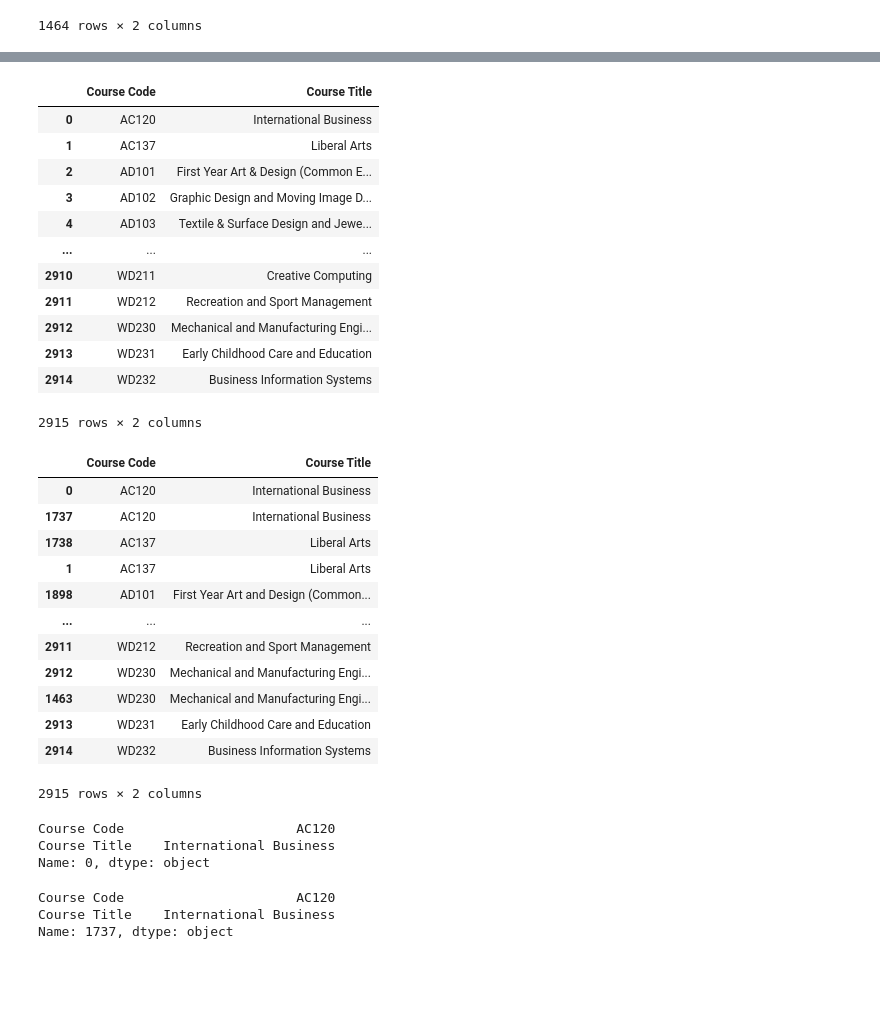
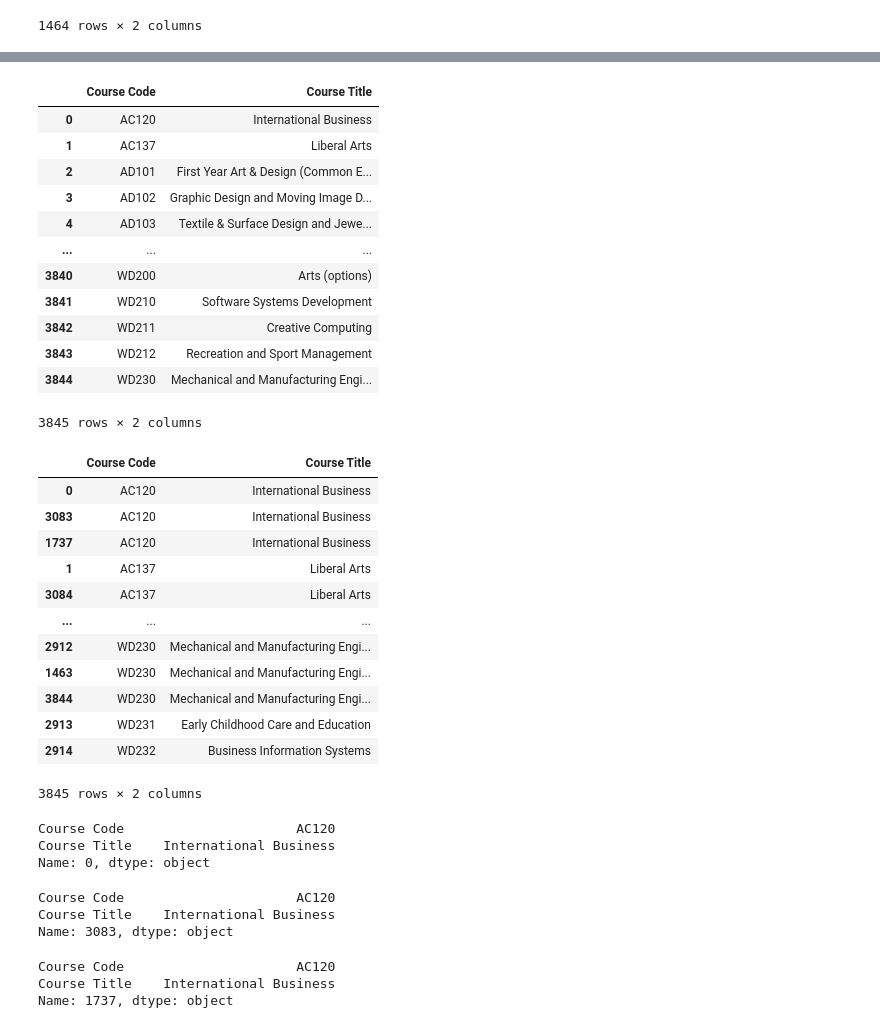
Before and after one commit to Cossie01/Fundamentals-of-Data-Analysis-Assessment, a Jupyter notebook: cao.ipynb, the cells around one changed output, grey strips where cells are left out. Saved outputs shown, nothing was run; the diff lists cells and outputs as text; code cells hidden in the pictures; blank space fills up the shorter version.

```diff
--- a/cao.ipynb
+++ b/cao.ipynb
@@ -469,3 +500,7 @@ Courses2020
 | 1462 | WD212 | Recreation and Sport Management |
 | 1463 | WD230 | Mechanical and Manufacturing Engi... |
 1464 rows × 2 columns
+# %%
+Courses2019 =df2019[['Course Code', 'COURSE']] #creating a new 2019 df with only two columms
+Courses2019.columns = ['Course Code', 'Course Title'] #renaming the columns which will help merge the dfs
+Courses2019
@@ -472,42 +521,48 @@ Courses2020
 # %%
-allcourses = pd.concat([ Courses2020,Courses2021], ignore_index=True) #concatating both df together
+allcourses = pd.concat([ Courses2020,Courses2021, Courses2019], ignore_index=True) #concatating both df together
 allcourses
 # %% [output]
 |  | Course Code | Course Title |
 | 0 | AC120 | International Business |
 | 1 | AC137 | Liberal Arts |
 | 2 | AD101 | First Year Art & Design (Common E... |
 | 3 | AD102 | Graphic Design and Moving Image D... |
 | 4 | AD103 | Textile & Surface Design and Jewe... |
 | ... | ... | ... |
-| 2910 | WD211 | Creative Computing |
-| 2911 | WD212 | Recreation and Sport Management |
-| 2912 | WD230 | Mechanical and Manufacturing Engi... |
-| 2913 | WD231 | Early Childhood Care and Education |
-| 2914 | WD232 | Business Information Systems |
+| 3840 | WD200 | Arts (options) |
+| 3841 | WD210 | Software Systems Development |
+| 3842 | WD211 | Creative Computing |
+| 3843 | WD212 | Recreation and Sport Management |
+| 3844 | WD230 | Mechanical and Manufacturing Engi... |
-2915 rows × 2 columns
+3845 rows × 2 columns
 # %%
 allcourses.sort_values('Course Code') #looking at the duplicated values bY Course Code
 # %% [output]
 |  | Course Code | Course Title |
 | 0 | AC120 | International Business |
+| 3083 | AC120 | International Business |
 | 1737 | AC120 | International Business |
-| 1738 | AC137 | Liberal Arts |
 | 1 | AC137 | Liberal Arts |
-| 1898 | AD101 | First Year Art and Design (Common... |
+| 3084 | AC137 | Liberal Arts |
 | ... | ... | ... |
-| 2911 | WD212 | Recreation and Sport Management |
 | 2912 | WD230 | Mechanical and Manufacturing Engi... |
 | 1463 | WD230 | Mechanical and Manufacturing Engi... |
+| 3844 | WD230 | Mechanical and Manufacturing Engi... |
 | 2913 | WD231 | Early Childhood Care and Education |
 | 2914 | WD232 | Business Information Systems |
-2915 rows × 2 columns
+3845 rows × 2 columns
 # %%
 allcourses.iloc[0] #checking the dupes AC120
 # %% [output]
 Course Code                      AC120
 Course Title    International Business
 Name: 0, dtype: object
+# %%
+allcourses.iloc[3083]
+# %% [output]
+Course Code                      AC120
+Course Title    International Business
+Name: 3083, dtype: object
 # %%
 allcourses.iloc[1737] #checking the dupes AC120
 # %% [output]
```
Also changed, not shown: parts of 48 cells of this notebook, 32 other files.
